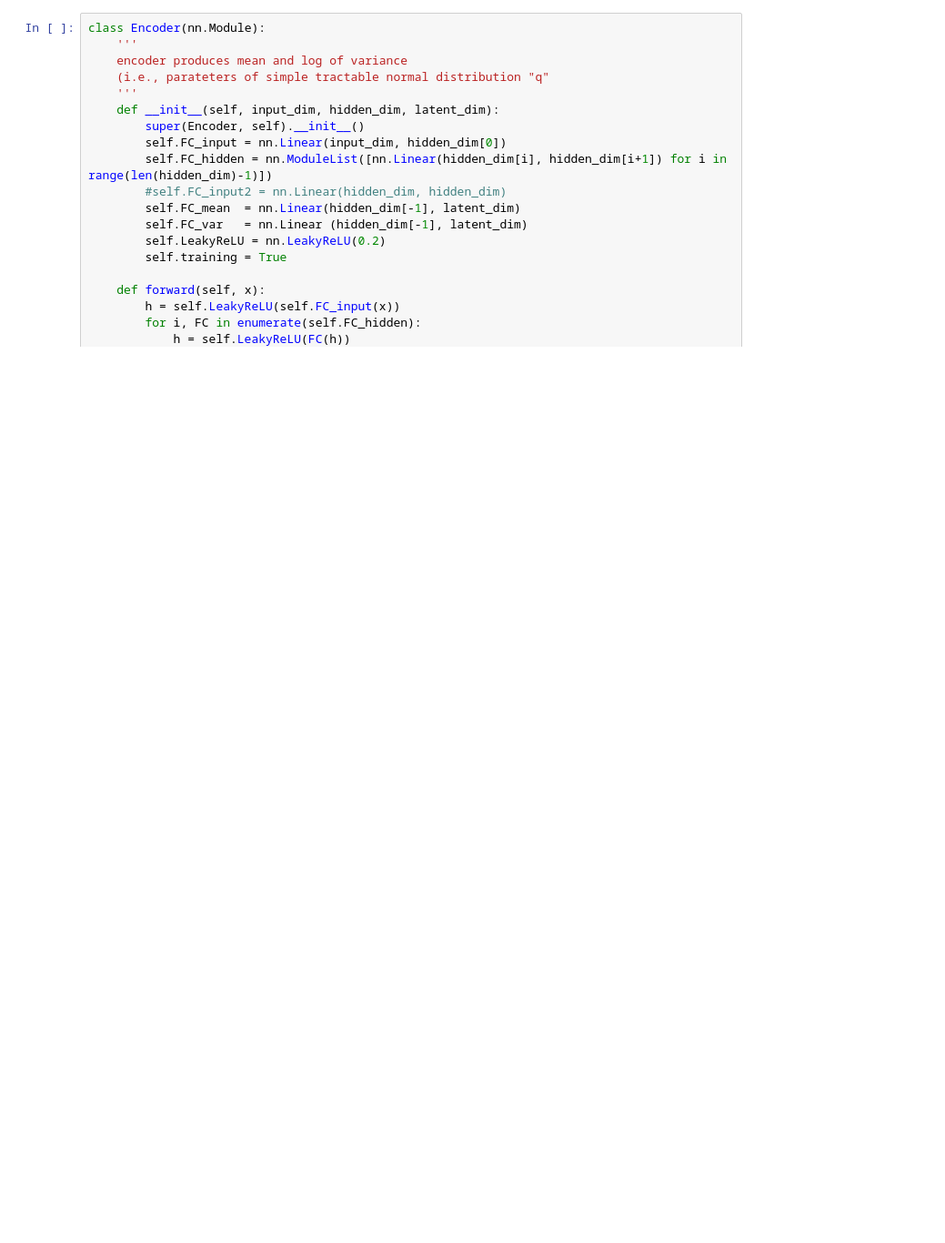
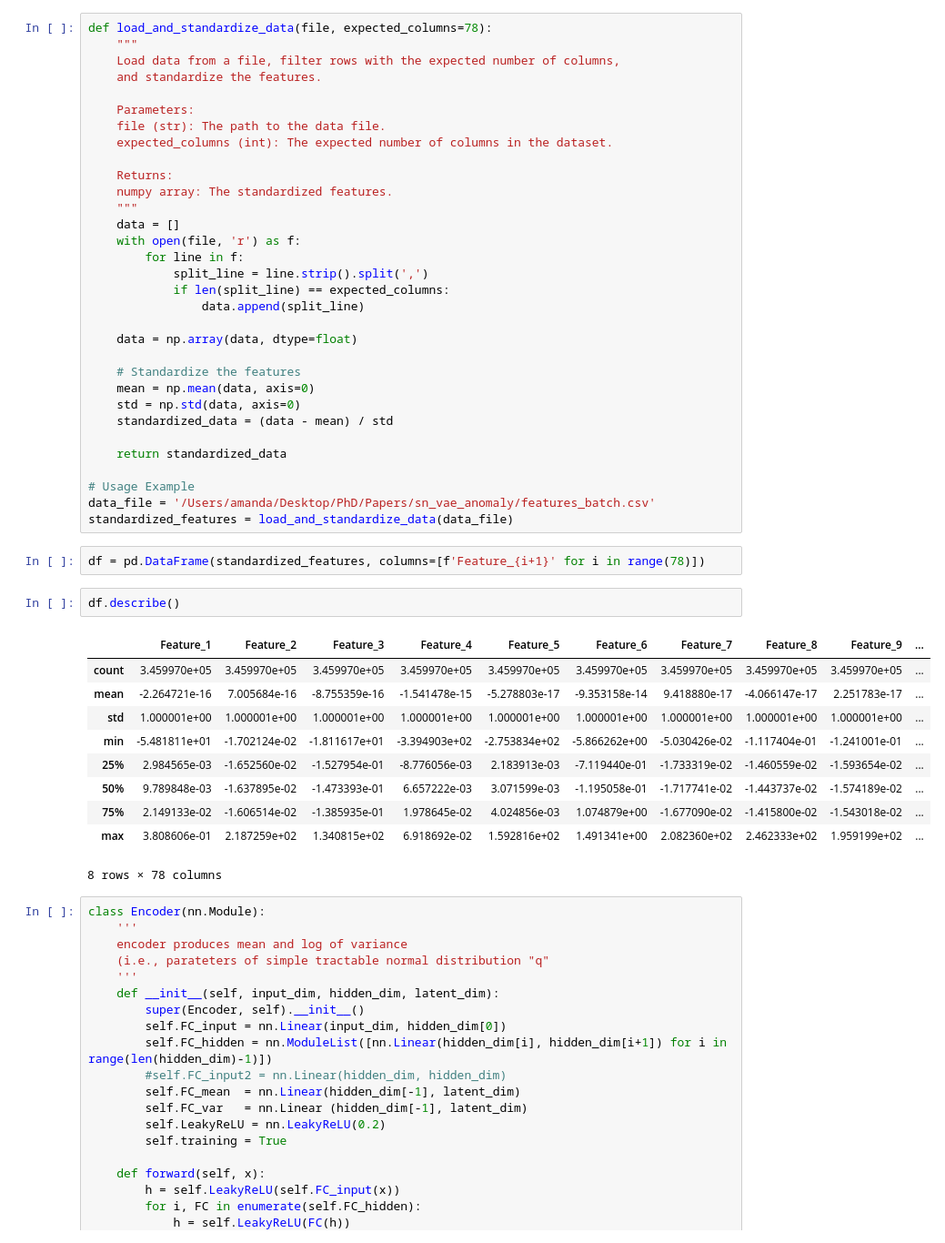
Before and after one commit to AmandaWasserman/sn_vae_anomaly, a Jupyter notebook: VAE.ipynb, the cells around one changed output. Shown at 91% size. Drawn from its saved outputs; the diff is of its cells as text; blank space fills up the shorter version.

```diff
--- a/VAE.ipynb
+++ b/VAE.ipynb
@@ -56,3 +16,50 @@ def normalize_features(particles, min_pt=None, max_pt=None, mean_eta=None, std_e
+# %%
+def load_and_standardize_data(file, expected_columns=78):
+    """
+    Load data from a file, filter rows with the expected number of columns,
+    and standardize the features.
+
+    Parameters:
+    file (str): The path to the data file.
+    expected_columns (int): The expected number of columns in the dataset.
+
+    Returns:
+    numpy array: The standardized features.
+    """
+    data = []
+    with open(file, 'r') as f:
+        for line in f:
+            split_line = line.strip().split(',')
+            if len(split_line) == expected_columns:
+                data.append(split_line)
+
+    data = np.array(data, dtype=float)
+
+    # Standardize the features
+    mean = np.mean(data, axis=0)
+    std = np.std(data, axis=0)
+    standardized_data = (data - mean) / std
+
+    return standardized_data
+
+# Usage Example
+data_file = '/Users/amanda/Desktop/PhD/Papers/sn_vae_anomaly/features_batch.csv'
+standardized_features = load_and_standardize_data(data_file)
+# %%
+df = pd.DataFrame(standardized_features, columns=[f'Feature_{i+1}' for i in range(78)])
+# %%
+df.describe()
+# %% [output]
+|  | Feature_1 | Feature_2 | Feature_3 | Feature_4 | Feature_5 | Feature_6 | Feature_7 | Feature_8 | Feature_9 | ... |
+| count | 3.459970e+05 | 3.459970e+05 | 3.459970e+05 | 3.459970e+05 | 3.459970e+05 | 3.459970e+05 | 3.459970e+05 | 3.459970e+05 | 3.459970e+05 | ... |
+| mean | -2.264721e-16 | 7.005684e-16 | -8.755359e-16 | -1.541478e-15 | -5.278803e-17 | -9.353158e-14 | 9.418880e-17 | -4.066147e-17 | 2.251783e-17 | ... |
+| std | 1.000001e+00 | 1.000001e+00 | 1.000001e+00 | 1.000001e+00 | 1.000001e+00 | 1.000001e+00 | 1.000001e+00 | 1.000001e+00 | 1.000001e+00 | ... |
+| min | -5.481811e+01 | -1.702124e-02 | -1.811617e+01 | -3.394903e+02 | -2.753834e+02 | -5.866262e+00 | -5.030426e-02 | -1.117404e-01 | -1.241001e-01 | ... |
+| 25% | 2.984565e-03 | -1.652560e-02 | -1.527954e-01 | -8.776056e-03 | 2.183913e-03 | -7.119440e-01 | -1.733319e-02 | -1.460559e-02 | -1.593654e-02 | ... |
+| 50% | 9.789848e-03 | -1.637895e-02 | -1.473393e-01 | 6.657222e-03 | 3.071599e-03 | -1.195058e-01 | -1.717741e-02 | -1.443737e-02 | -1.574189e-02 | ... |
+| 75% | 2.149133e-02 | -1.606514e-02 | -1.385935e-01 | 1.978645e-02 | 4.024856e-03 | 1.074879e+00 | -1.677090e-02 | -1.415800e-02 | -1.543018e-02 | ... |
+| max | 3.808606e-01 | 2.187259e+02 | 1.340815e+02 | 6.918692e-02 | 1.592816e+02 | 1.491341e+00 | 2.082360e+02 | 2.462333e+02 | 1.959199e+02 | ... |
+8 rows × 78 columns
 # %%
 class Encoder(nn.Module):
     '''
```
Also changed, not shown: parts of 5 cells of this notebook, 2 other files.
